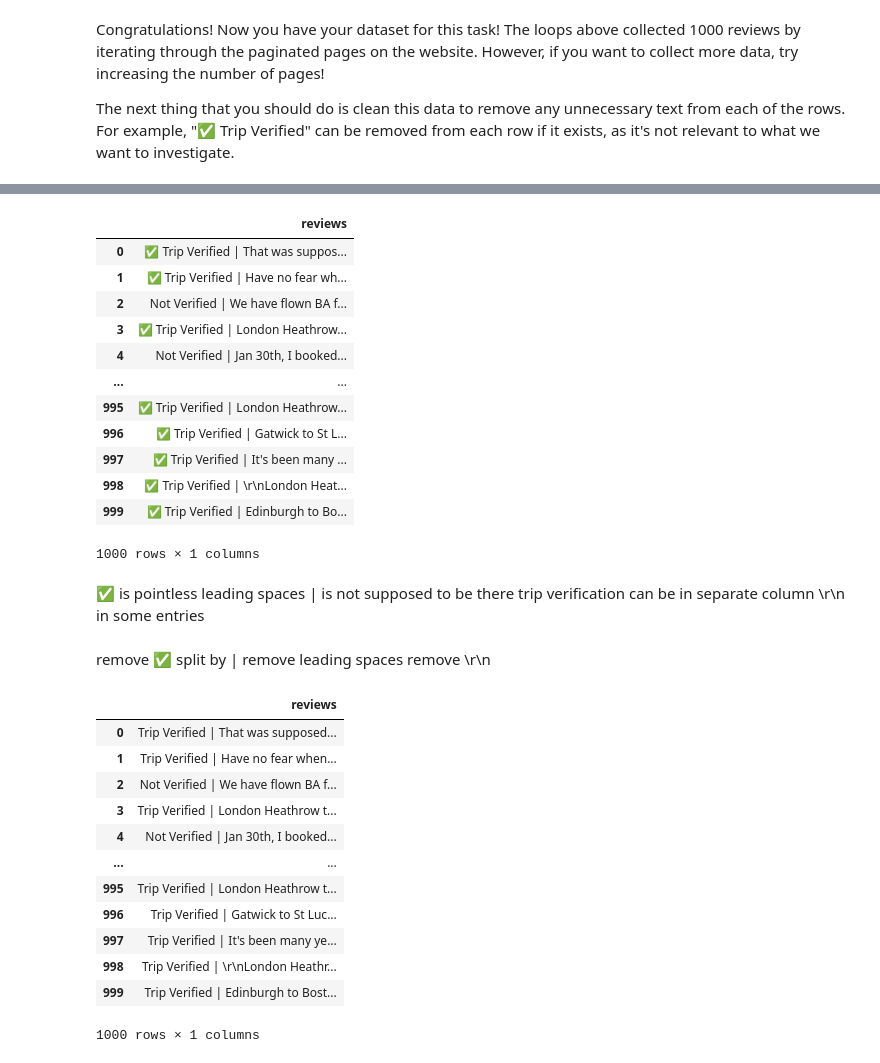
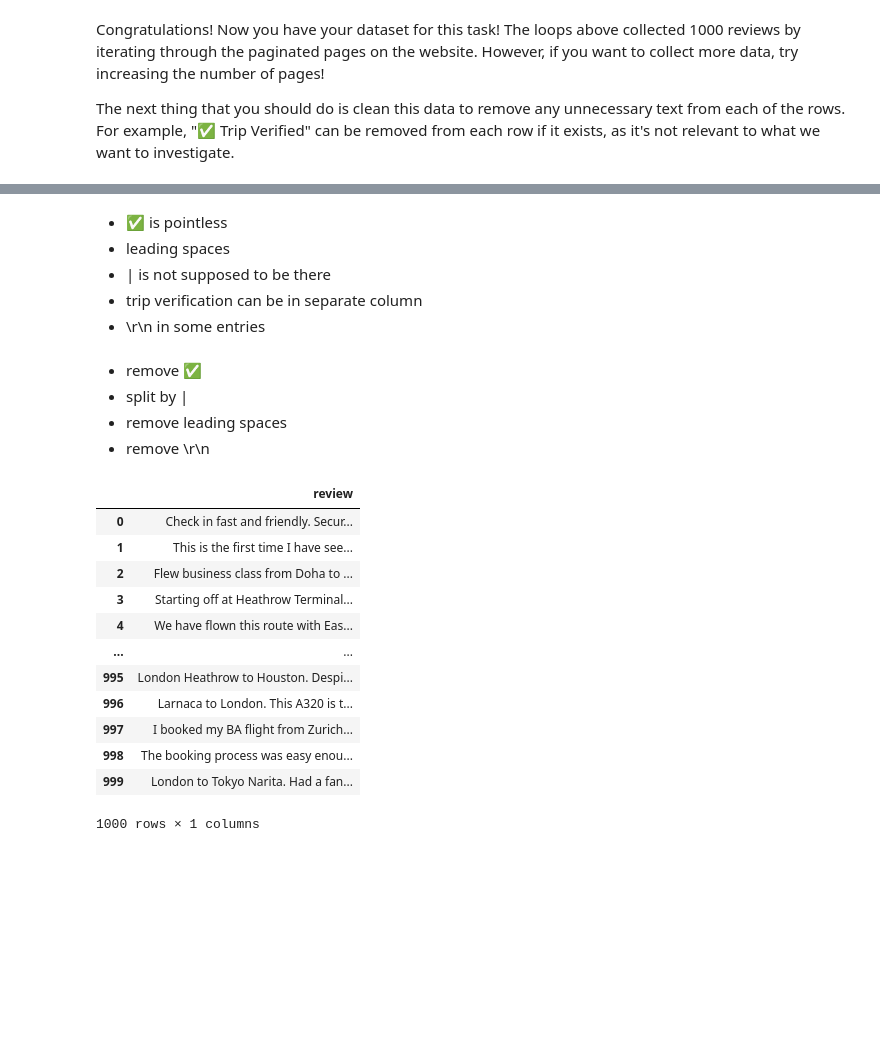
Before and after one commit to Oluwajuwon-O/sentiment_analysis, a Jupyter notebook: getting_started.ipynb, the cells around one changed output, grey strips where cells are left out. Cells and saved outputs as stored; diff of their text form; code cells hidden in the pictures; blank space fills up the shorter version.

```diff
--- a/getting_started.ipynb
+++ b/getting_started.ipynb
@@ -103,46 +112,35 @@ reviews_df = reviews.copy()
-# %%
-reviews_df
-# %% [output]
-|  | reviews |
-| 0 | ✅ Trip Verified | That was suppos... |
-| 1 | ✅ Trip Verified | Have no fear wh... |
-| 2 | Not Verified | We have flown BA f... |
-| 3 | ✅ Trip Verified | London Heathrow... |
-| 4 | Not Verified | Jan 30th, I booked... |
-| ... | ... |
-| 995 | ✅ Trip Verified | London Heathrow... |
-| 996 | ✅ Trip Verified | Gatwick to St L... |
-| 997 | ✅ Trip Verified | It's been many ... |
-| 998 | ✅ Trip Verified | \r\nLondon Heat... |
-| 999 | ✅ Trip Verified | Edinburgh to Bo... |
-1000 rows × 1 columns
 # %% [markdown]
 
-✅ is pointless
-leading spaces
-| is not supposed to be there
-trip verification can be in separate column
-\r\n in some entries
+* ✅ is pointless
+* leading spaces
+* | is not supposed to be there
+* trip verification can be in separate column
+* \r\n in some entries
 # %% [markdown]
-remove ✅
-split by |
-remove leading spaces
-remove \r\n
+* remove ✅
+* split by |
+* remove leading spaces
+* remove \r\n
+# %%
+reviews_df = pd.DataFrame(reviews_df.reviews.str.replace('✅','').replace('\r\n',''))
+
+reviews_df[['verification','review']] = reviews_df['reviews'].str.split('|', expand=True)
+
+reviews_df.drop('reviews',inplace = True,axis = 'columns')
 # %%
-reviews_df = pd.DataFrame(reviews_df.reviews.str.replace('✅',''))
+reviews_df = pd.DataFrame(reviews_df['review'].str.strip())
+reviews_df
+# %% [output]
+|  | review |
+| 0 | Check in fast and friendly. Secur... |
+| 1 | This is the first time I have see... |
+| 2 | Flew business class from Doha to ... |
+| 3 | Starting off at Heathrow Terminal... |
+| 4 | We have flown this route with Eas... |
+| ... | ... |
+| 995 | London Heathrow to Houston. Despi... |
+| 996 | Larnaca to London. This A320 is t... |
+| 997 | I booked my BA flight from Zurich... |
+| 998 | The booking process was easy enou... |
+| 999 | London to Tokyo Narita. Had a fan... |
+1000 rows × 1 columns
-# %%
-reviews_df
-# %% [output]
-|  | reviews |
-| 0 | Trip Verified | That was supposed... |
-| 1 | Trip Verified | Have no fear when... |
-| 2 | Not Verified | We have flown BA f... |
-| 3 | Trip Verified | London Heathrow t... |
-| 4 | Not Verified | Jan 30th, I booked... |
-| ... | ... |
-| 995 | Trip Verified | London Heathrow t... |
-| 996 | Trip Verified | Gatwick to St Luc... |
-| 997 | Trip Verified | It's been many ye... |
-| 998 | Trip Verified | \r\nLondon Heathr... |
-| 999 | Trip Verified | Edinburgh to Bost... |
-1000 rows × 1 columns
```
Also changed, not shown: parts of 16 cells of this notebook.
